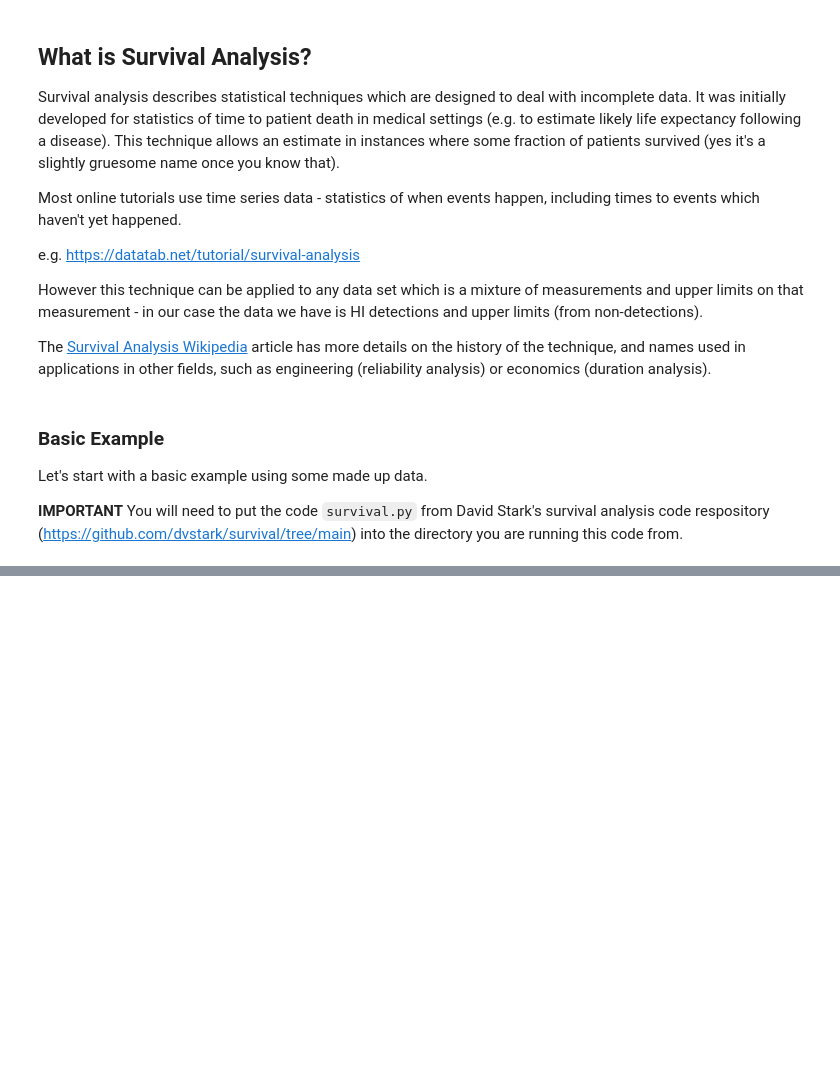
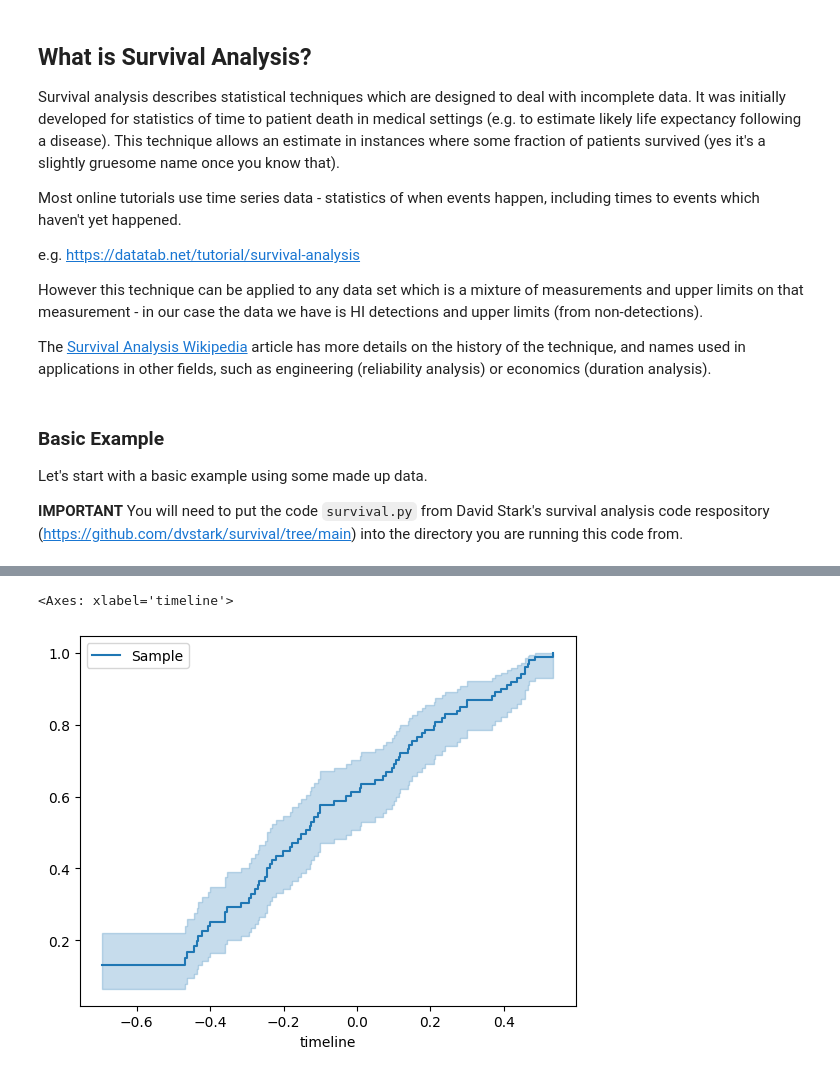
Before and after one commit to karenlmasters/HaverfordGalaxyGroup, a Jupyter notebook: BasicCode/SurvivalAnalysisTutorial.ipynb, the cells around one changed output, grey strips where cells are left out. Drawn from its saved outputs; the diff is of its cells as text; code cells hidden in the pictures; blank space fills up the shorter version.

```diff
--- a/BasicCode/SurvivalAnalysisTutorial.ipynb
+++ b/BasicCode/SurvivalAnalysisTutorial.ipynb
@@ -93,0 +209,8 @@ plt.legend()
+# %%
+#This will do the same thing using the Kaplan Meier code in lifelines, looks the same but has nice error ranges. I'd do this one.
+kmf = KaplanMeierFitter()
+kmf.fit_left_censoring(yres,~lims) #Lims=True for upper limits, but this function assumes you pass a list of True for detections.
+kmf.plot_cumulative_density(label='Sample') #will plot the CDF
+# %% [output]
+<Axes: xlabel='timeline'>
+[figure, added]
```
Also changed, not shown: parts of 18 cells of this notebook.
